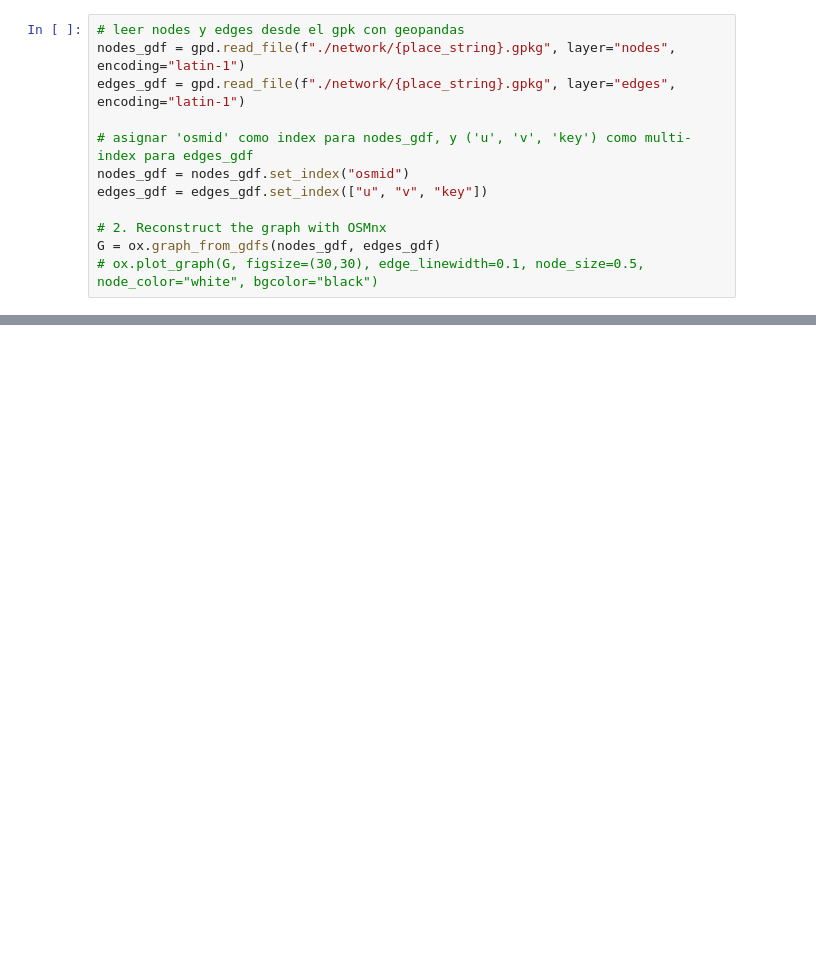
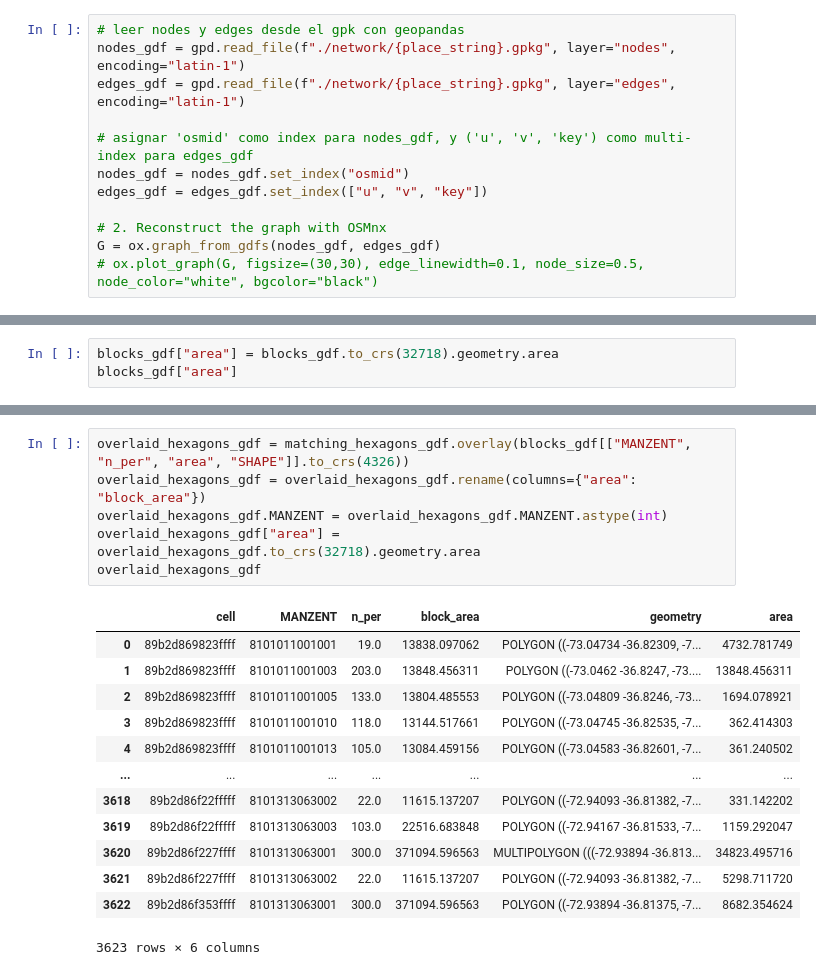
Before and after one commit to zetaso/accessity, a Jupyter notebook: accessibility_calculation.ipynb, the cells around one changed output, grey strips where cells are left out. Saved outputs shown, nothing was run; the diff lists cells and outputs as text; blank space fills up the shorter version.

```diff
--- a/accessibility_calculation.ipynb
+++ b/accessibility_calculation.ipynb
@@ -108,0 +186,3 @@ pois_gdf
+# %%
+blocks_gdf["area"] = blocks_gdf.to_crs(32718).geometry.area
+blocks_gdf["area"]
@@ -108,0 +202,20 @@ pois_gdf
+# %%
+overlaid_hexagons_gdf = matching_hexagons_gdf.overlay(blocks_gdf[["MANZENT", "n_per", "area", "SHAPE"]].to_crs(4326))
+overlaid_hexagons_gdf = overlaid_hexagons_gdf.rename(columns={"area": "block_area"})
+overlaid_hexagons_gdf.MANZENT = overlaid_hexagons_gdf.MANZENT.astype(int)
+overlaid_hexagons_gdf["area"] = overlaid_hexagons_gdf.to_crs(32718).geometry.area
+overlaid_hexagons_gdf
+# %% [output]
+|  | cell | MANZENT | n_per | block_area | geometry | area |
+| 0 | 89b2d869823ffff | 8101011001001 | 19.0 | 13838.097062 | POLYGON ((-73.04734 -36.82309, -7... | 4732.781749 |
+| 1 | 89b2d869823ffff | 8101011001003 | 203.0 | 13848.456311 | POLYGON ((-73.0462 -36.8247, -73.... | 13848.456311 |
+| 2 | 89b2d869823ffff | 8101011001005 | 133.0 | 13804.485553 | POLYGON ((-73.04809 -36.8246, -73... | 1694.078921 |
+| 3 | 89b2d869823ffff | 8101011001010 | 118.0 | 13144.517661 | POLYGON ((-73.04745 -36.82535, -7... | 362.414303 |
+| 4 | 89b2d869823ffff | 8101011001013 | 105.0 | 13084.459156 | POLYGON ((-73.04583 -36.82601, -7... | 361.240502 |
+| ... | ... | ... | ... | ... | ... | ... |
+| 3618 | 89b2d86f22fffff | 8101313063002 | 22.0 | 11615.137207 | POLYGON ((-72.94093 -36.81382, -7... | 331.142202 |
+| 3619 | 89b2d86f22fffff | 8101313063003 | 103.0 | 22516.683848 | POLYGON ((-72.94167 -36.81533, -7... | 1159.292047 |
+| 3620 | 89b2d86f227ffff | 8101313063001 | 300.0 | 371094.596563 | MULTIPOLYGON (((-72.93894 -36.813... | 34823.495716 |
+| 3621 | 89b2d86f227ffff | 8101313063002 | 22.0 | 11615.137207 | POLYGON ((-72.94093 -36.81382, -7... | 5298.711720 |
+| 3622 | 89b2d86f353ffff | 8101313063001 | 300.0 | 371094.596563 | POLYGON ((-72.93894 -36.81375, -7... | 8682.354624 |
+3623 rows × 6 columns
```
Also changed, not shown: parts of 16 cells of this notebook, 5 other files.
